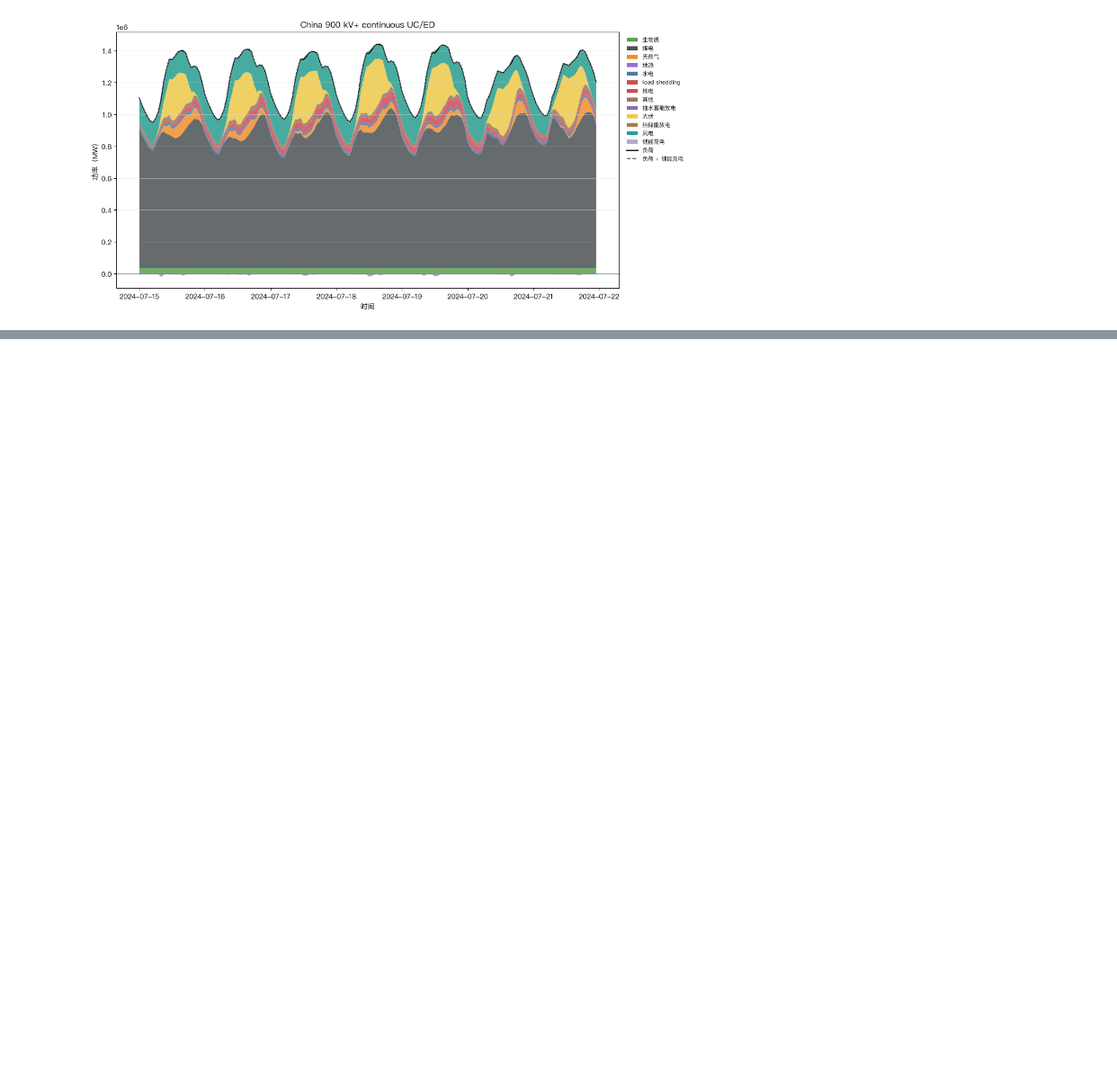
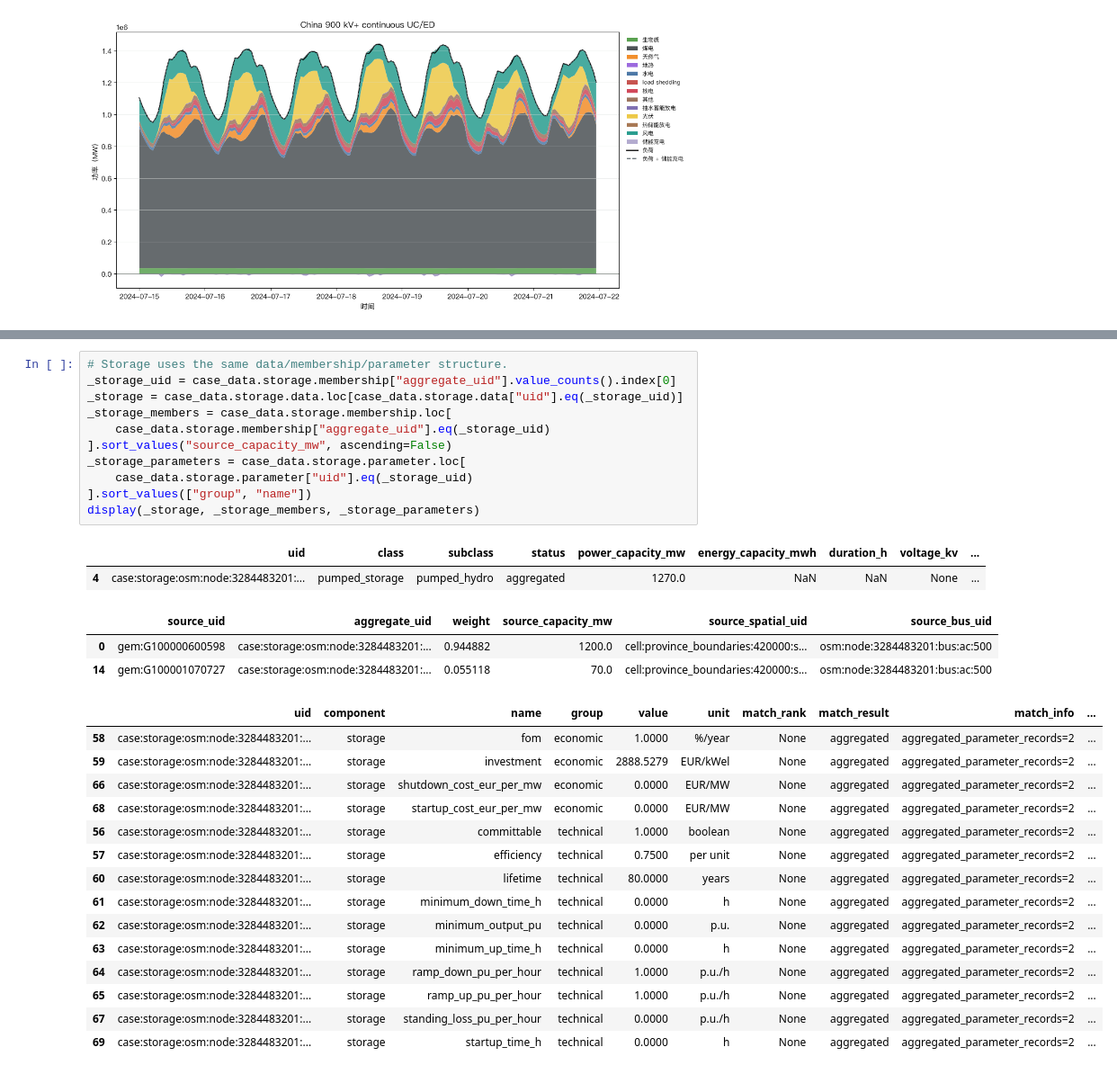
Before and after one commit to yibaoj/GridX, a Jupyter notebook: notebooks/test_layers.ipynb, the cells around one changed output, grey strips where cells are left out. Shown at 90% size. Cells and saved outputs as stored; diff of their text form; blank space fills up the shorter version.

```diff
--- a/notebooks/test_layers.ipynb
+++ b/notebooks/test_layers.ipynb
@@ -251,0 +559,32 @@ case_data.generator.parameter
+# %%
+# Storage uses the same data/membership/parameter structure.
+_storage_uid = case_data.storage.membership["aggregate_uid"].value_counts().index[0]
+_storage = case_data.storage.data.loc[case_data.storage.data["uid"].eq(_storage_uid)]
+_storage_members = case_data.storage.membership.loc[
+    case_data.storage.membership["aggregate_uid"].eq(_storage_uid)
+].sort_values("source_capacity_mw", ascending=False)
+_storage_parameters = case_data.storage.parameter.loc[
+    case_data.storage.parameter["uid"].eq(_storage_uid)
+].sort_values(["group", "name"])
+display(_storage, _storage_members, _storage_parameters)
+# %% [output]
+|  | uid | class | subclass | status | power_capacity_mw | energy_capacity_mwh | duration_h | voltage_kv | ... |
+| 4 | case:storage:osm:node:3284483201:... | pumped_storage | pumped_hydro | aggregated | 1270.0 | NaN | NaN | None | ... |
+|  | source_uid | aggregate_uid | weight | source_capacity_mw | source_spatial_uid | source_bus_uid |
+| 0 | gem:G100000600598 | case:storage:osm:node:3284483201:... | 0.944882 | 1200.0 | cell:province_boundaries:420000:s... | osm:node:3284483201:bus:ac:500 |
+| 14 | gem:G100001070727 | case:storage:osm:node:3284483201:... | 0.055118 | 70.0 | cell:province_boundaries:420000:s... | osm:node:3284483201:bus:ac:500 |
+|  | uid | component | name | group | value | unit | match_rank | match_result | match_info | ... |
+| 58 | case:storage:osm:node:3284483201:... | storage | fom | economic | 1.0000 | %/year | None | aggregated | aggregated_parameter_records=2 | ... |
+| 59 | case:storage:osm:node:3284483201:... | storage | investment | economic | 2888.5279 | EUR/kWel | None | aggregated | aggregated_parameter_records=2 | ... |
+| 66 | case:storage:osm:node:3284483201:... | storage | shutdown_cost_eur_per_mw | economic | 0.0000 | EUR/MW | None | aggregated | aggregated_parameter_records=2 | ... |
+| 68 | case:storage:osm:node:3284483201:... | storage | startup_cost_eur_per_mw | economic | 0.0000 | EUR/MW | None | aggregated | aggregated_parameter_records=2 | ... |
+| 56 | case:storage:osm:node:3284483201:... | storage | committable | technical | 1.0000 | boolean | None | aggregated | aggregated_parameter_records=2 | ... |
+| 57 | case:storage:osm:node:3284483201:... | storage | efficiency | technical | 0.7500 | per unit | None | aggregated | aggregated_parameter_records=2 | ... |
+| 60 | case:storage:osm:node:3284483201:... | storage | lifetime | technical | 80.0000 | years | None | aggregated | aggregated_parameter_records=2 | ... |
+| 61 | case:storage:osm:node:3284483201:... | storage | minimum_down_time_h | technical | 0.0000 | h | None | aggregated | aggregated_parameter_records=2 | ... |
+| 62 | case:storage:osm:node:3284483201:... | storage | minimum_output_pu | technical | 0.0000 | p.u. | None | aggregated | aggregated_parameter_records=2 | ... |
+| 63 | case:storage:osm:node:3284483201:... | storage | minimum_up_time_h | technical | 0.0000 | h | None | aggregated | aggregated_parameter_records=2 | ... |
+| 64 | case:storage:osm:node:3284483201:... | storage | ramp_down_pu_per_hour | technical | 1.0000 | p.u./h | None | aggregated | aggregated_parameter_records=2 | ... |
+| 65 | case:storage:osm:node:3284483201:... | storage | ramp_up_pu_per_hour | technical | 1.0000 | p.u./h | None | aggregated | aggregated_parameter_records=2 | ... |
+| 67 | case:storage:osm:node:3284483201:... | storage | standing_loss_pu_per_hour | technical | 0.0000 | p.u./h | None | aggregated | aggregated_parameter_records=2 | ... |
+| 69 | case:storage:osm:node:3284483201:... | storage | startup_time_h | technical | 0.0000 | h | None | aggregated | aggregated_parameter_records=2 | ... |
```
Also changed, not shown: parts of 18 cells of this notebook, 7 other files.
